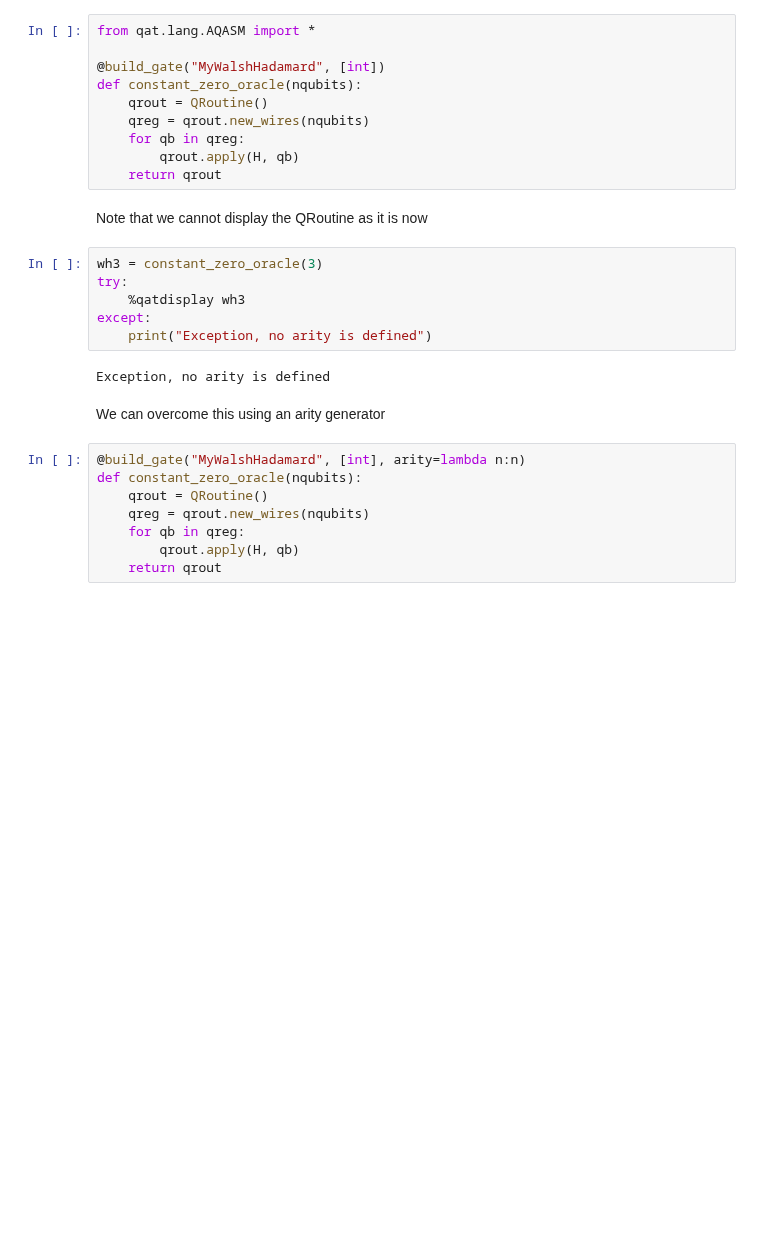
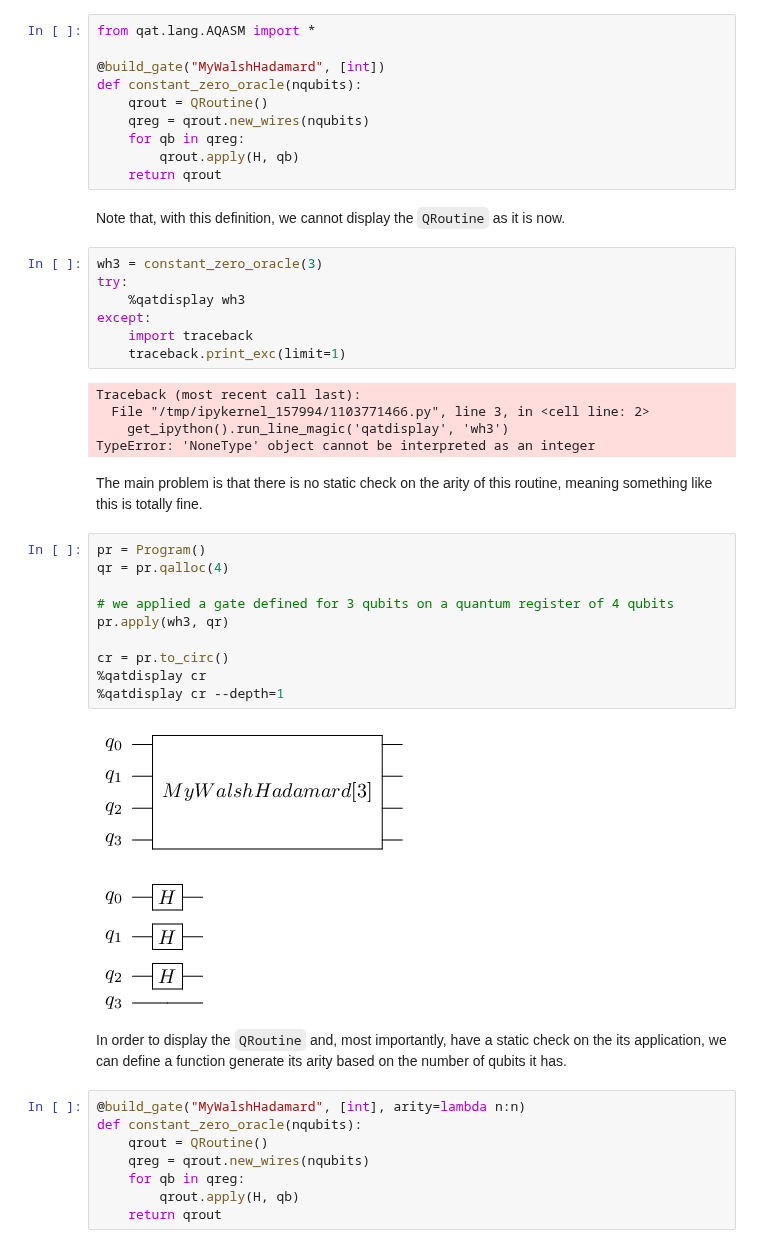
Before and after one commit to Polimi-Courses/myqlm-notebooks, a Jupyter notebook: polimi2022/advanced/qroutine.ipynb, the cells around one changed output. Drawn from its saved outputs; the diff is of its cells as text; blank space fills up the shorter version.

```diff
--- a/polimi2022/advanced/qroutine.ipynb
+++ b/polimi2022/advanced/qroutine.ipynb
@@ -55,17 +57,36 @@ def constant_zero_oracle(nqubits):
         qrout.apply(H, qb)
     return qrout
 # %% [markdown]
-Note that we cannot display the QRoutine as it is now
+Note that, with this definition, we cannot display the `QRoutine` as it is now.
 # %%
 wh3 = constant_zero_oracle(3)
 try:
     %qatdisplay wh3
 except:
-    print("Exception, no arity is defined")
+    import traceback
+    traceback.print_exc(limit=1)
 # %% [output]
-Exception, no arity is defined
+Traceback (most recent call last):
+  File "/tmp/ipykernel_157994/1103771466.py", line 3, in <cell line: 2>
+    get_ipython().run_line_magic('qatdisplay', 'wh3')
+TypeError: 'NoneType' object cannot be interpreted as an integer
-# %% [markdown]
-We can overcome this using an arity generator
+# %% [markdown]
+The main problem is that there is no static check on the arity of this routine, meaning something like this is totally fine.
+# %%
+pr = Program()
+qr = pr.qalloc(4)
+
+# we applied a gate defined for 3 qubits on a quantum register of 4 qubits
+pr.apply(wh3, qr)
+
+cr = pr.to_circ()
+%qatdisplay cr
+%qatdisplay cr --depth=1
+# %% [output]
+[figure, added]
+[figure, added]
+# %% [markdown]
+In order to display the `QRoutine` and, most importantly, have a static check on the its application, we can define a function generate its arity based on the number of qubits it has.
 # %%
 @build_gate("MyWalshHadamard", [int], arity=lambda n:n)
 def constant_zero_oracle(nqubits):
```
Also changed, not shown: parts of 7 cells of this notebook, 11 other files.
